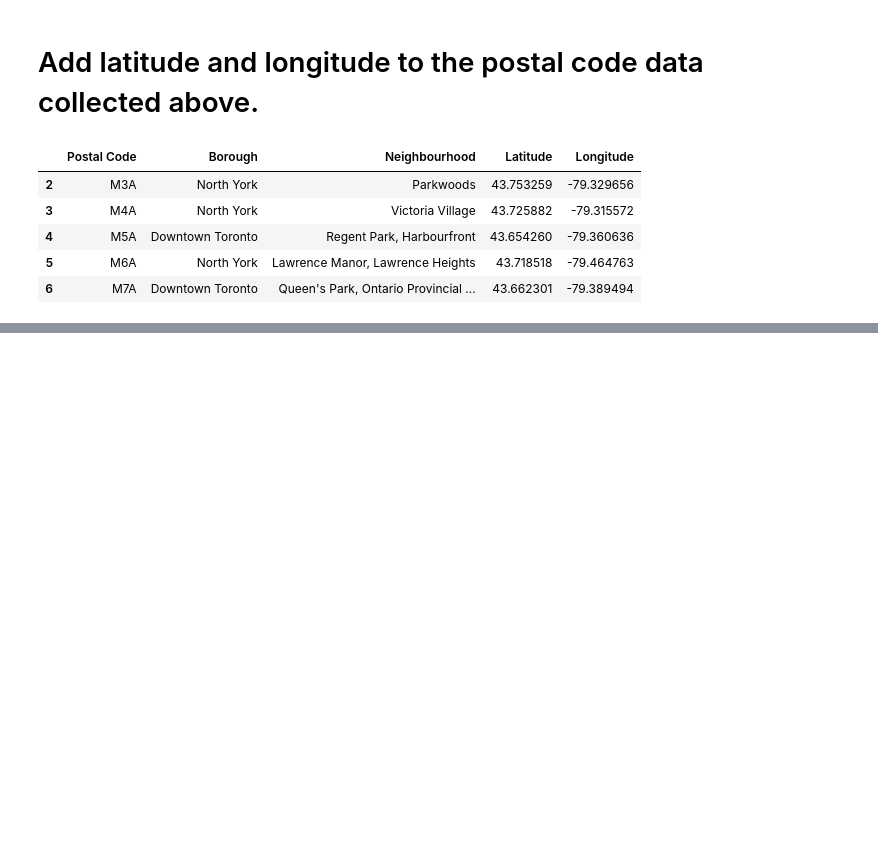
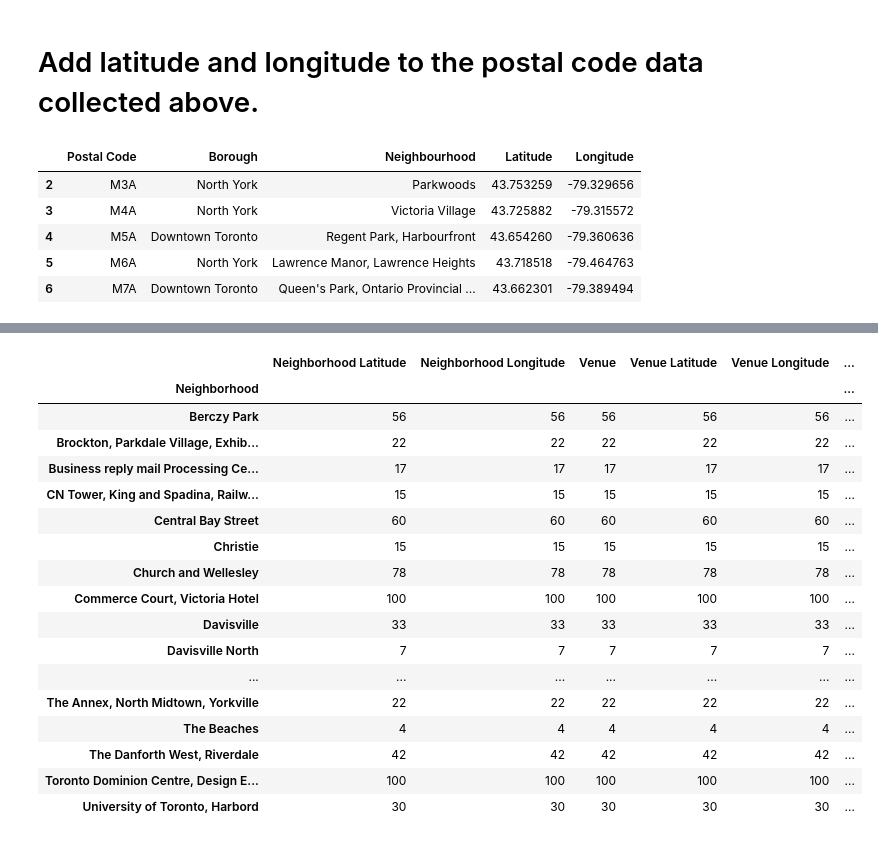
Before and after one commit to DrBrentRD/Coursera_Capstone, a Jupyter notebook: Clustering Notebook.ipynb, the cells around one changed output, grey strips where cells are left out. Saved outputs shown, nothing was run; the diff lists cells and outputs as text; code cells hidden in the pictures; blank space fills up the shorter version.

```diff
--- a/Clustering Notebook.ipynb
+++ b/Clustering Notebook.ipynb
@@ -66,0 +132,25 @@ df_full.head()
+# %%
+#map of Toronto with the selected neighborhoods
+address = "Toronto, Canada"
+geolocator = Nominatim(user_agent="cn_explorer")
+location = geolocator.geocode(address)
+latitude = location.latitude
+longitude = location.longitude
+
+map_T = folium.Map(location=[latitude, longitude], zoom_start=12)
+
+#add markers
+for lat, lng, borough, neighborhood in zip(df_toronto['Latitude'], df_toronto['Longitude'], df_toronto['Borough'], df_toronto['Neighbourhood']):
+    label = '{}, {}'.format(neighborhood, borough)
+    label = folium.Popup(label, parse_html=True)
+    folium.CircleMarker(
+        [lat, lng],
+        radius=5,
+        popup=label,
+        color='red',
+        fill=True,
+        fill_color='#3186cc',
+        fill_opacity=0.6,
+        parse_html=False).add_to(map_T)
+
+map_T
@@ -66,0 +237,22 @@ df_full.head()
+# %%
+#number of venues in each neighborhood
+toronto_venues.groupby('Neighborhood').count()
+# %% [output]
+|  | Neighborhood Latitude | Neighborhood Longitude | Venue | Venue Latitude | Venue Longitude | ... |
+| Neighborhood |  |  |  |  |  | ... |
+| Berczy Park | 56 | 56 | 56 | 56 | 56 | ... |
+| Brockton, Parkdale Village, Exhib... | 22 | 22 | 22 | 22 | 22 | ... |
+| Business reply mail Processing Ce... | 17 | 17 | 17 | 17 | 17 | ... |
+| CN Tower, King and Spadina, Railw... | 15 | 15 | 15 | 15 | 15 | ... |
+| Central Bay Street | 60 | 60 | 60 | 60 | 60 | ... |
+| Christie | 15 | 15 | 15 | 15 | 15 | ... |
+| Church and Wellesley | 78 | 78 | 78 | 78 | 78 | ... |
+| Commerce Court, Victoria Hotel | 100 | 100 | 100 | 100 | 100 | ... |
+| Davisville | 33 | 33 | 33 | 33 | 33 | ... |
+| Davisville North | 7 | 7 | 7 | 7 | 7 | ... |
+| ... | ... | ... | ... | ... | ... | ... |
+| The Annex, North Midtown, Yorkville | 22 | 22 | 22 | 22 | 22 | ... |
+| The Beaches | 4 | 4 | 4 | 4 | 4 | ... |
+| The Danforth West, Riverdale | 42 | 42 | 42 | 42 | 42 | ... |
+| Toronto Dominion Centre, Design E... | 100 | 100 | 100 | 100 | 100 | ... |
+| University of Toronto, Harbord | 30 | 30 | 30 | 30 | 30 | ... |
```
Also changed, not shown: parts of 28 cells of this notebook.
